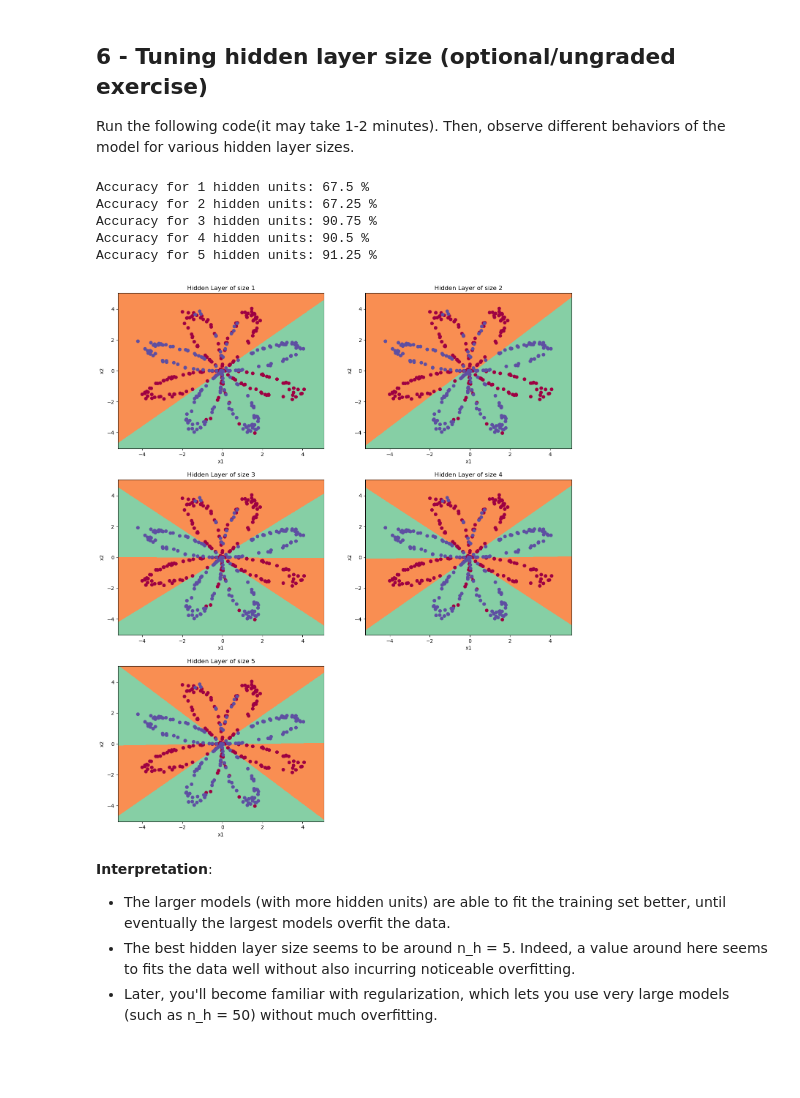
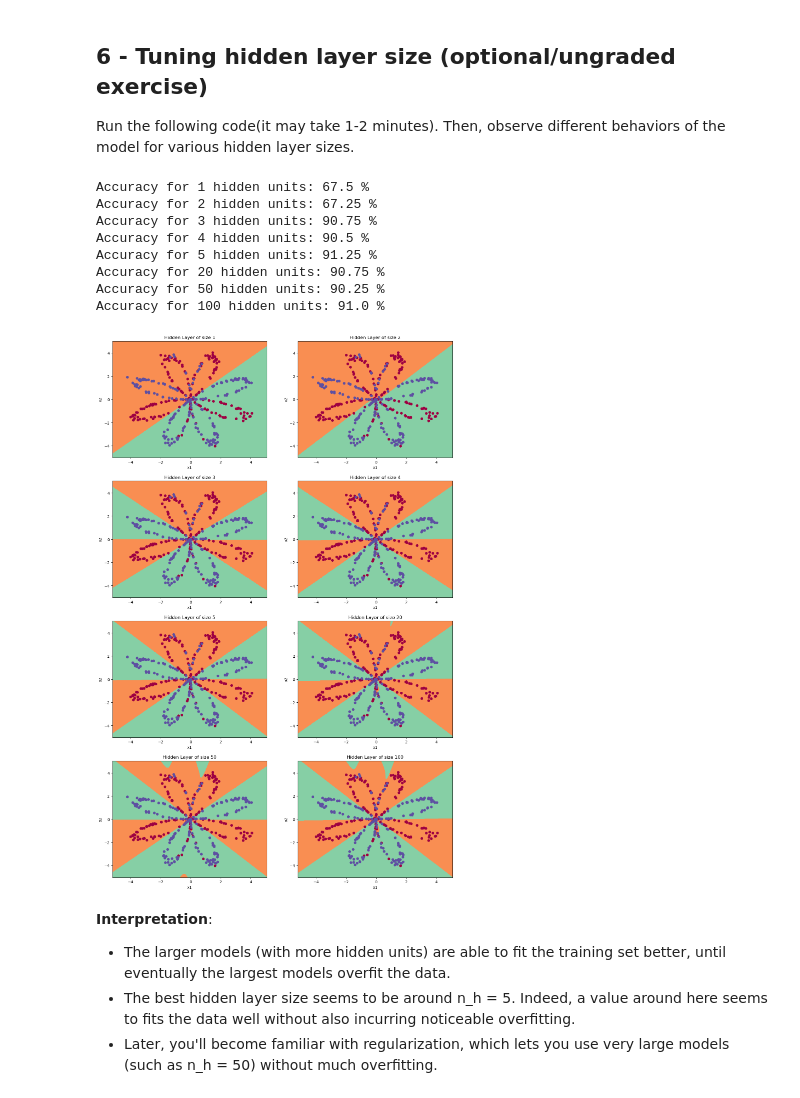
Before and after one commit to PavleSarenac/deep-learning-specialization, a Jupyter notebook: 01_neural_networks_and_deep_learning/03_shallow_neural_networks/02_programming_assignments/01_planar_data_classification_with_one_hidden_layer/planar_data_classification_with_one_hidden_layer.ipynb, the cells around one changed output. Cells and saved outputs as stored; diff of their text form; code cells hidden in the pictures; blank space fills up the shorter version.

```diff
--- a/01_neural_networks_and_deep_learning/03_shallow_neural_networks/02_programming_assignments/01_planar_data_classification_with_one_hidden_layer/planar_data_classification_with_one_hidden_layer.ipynb
+++ b/01_neural_networks_and_deep_learning/03_shallow_neural_networks/02_programming_assignments/01_planar_data_classification_with_one_hidden_layer/planar_data_classification_with_one_hidden_layer.ipynb
@@ -1034,28 +1037,31 @@ Run the following code(it may take 1-2 minutes). Then, observe different behavio
 # %%
 # This may take about 2 minutes to run
 
 plt.figure(figsize=(16, 32))
-hidden_layer_sizes = [1, 2, 3, 4, 5]
+hidden_layer_sizes = [1, 2, 3, 4, 5, 20, 50, 100]
 
 # you can try with different hidden layer sizes
 # but make sure before you submit the assignment it is set as "hidden_layer_sizes = [1, 2, 3, 4, 5]"
 # hidden_layer_sizes = [1, 2, 3, 4, 5, 20, 50]
 
 for i, n_h in enumerate(hidden_layer_sizes):
     plt.subplot(5, 2, i+1)
     plt.title('Hidden Layer of size %d' % n_h)
     parameters = nn_model(X, Y, n_h, num_iterations = 5000)
     plot_decision_boundary(lambda x: predict(parameters, x.T), X, Y)
     predictions = predict(parameters, X)
     accuracy = float(np.squeeze((np.dot(Y,predictions.T) + np.dot(1 - Y, 1 - predictions.T))) / float(Y.size)*100)
     print ("Accuracy for {} hidden units: {} %".format(n_h, accuracy))
 # %% [output]
 Accuracy for 1 hidden units: 67.5 %
 Accuracy for 2 hidden units: 67.25 %
 Accuracy for 3 hidden units: 90.75 %
 Accuracy for 4 hidden units: 90.5 %
 Accuracy for 5 hidden units: 91.25 %
+Accuracy for 20 hidden units: 90.75 %
+Accuracy for 50 hidden units: 90.25 %
+Accuracy for 100 hidden units: 91.0 %
-[figure, old version]
+[figure, new version]
 # %% [markdown]
 **Interpretation**:
 - The larger models (with more hidden units) are able to fit the training set better, until eventually the largest models overfit the data.
```
Also changed, not shown: parts of 3 cells of this notebook, 22 other files.
